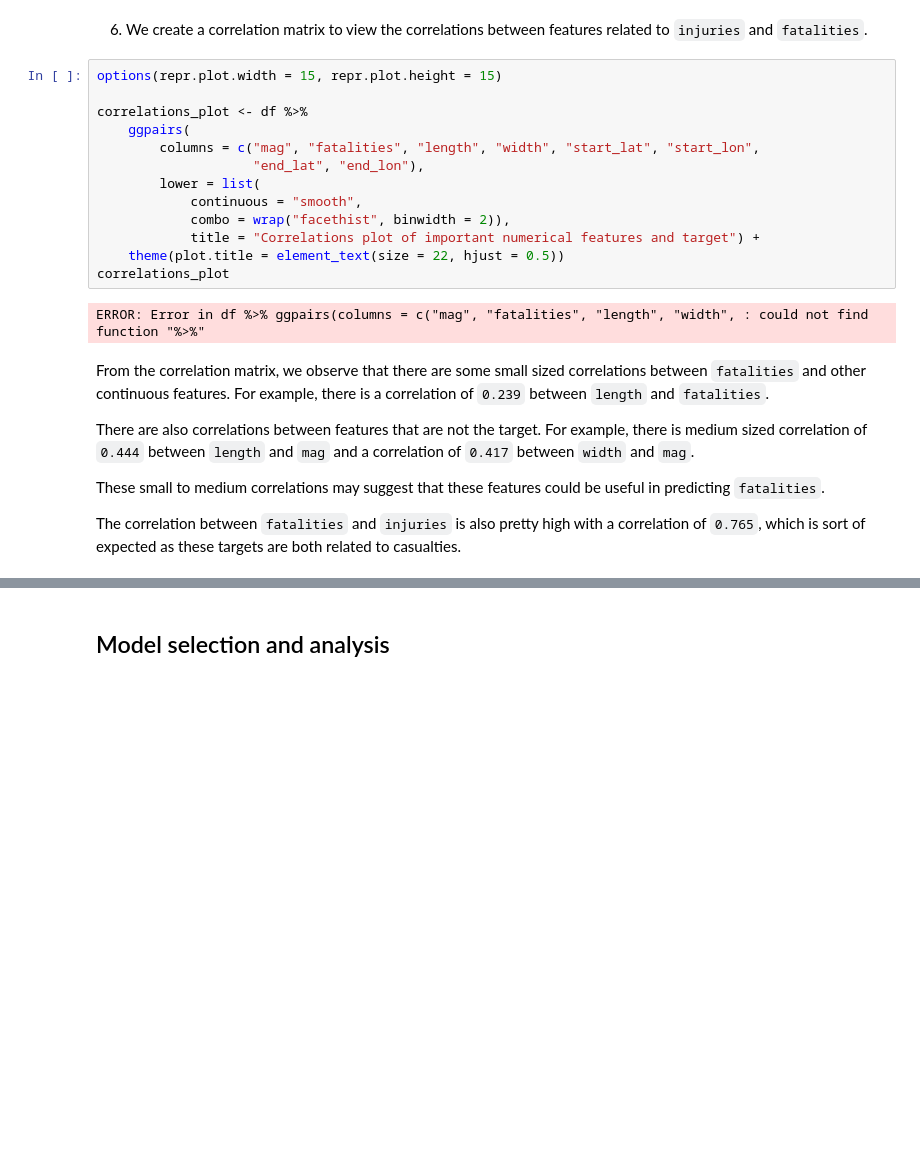
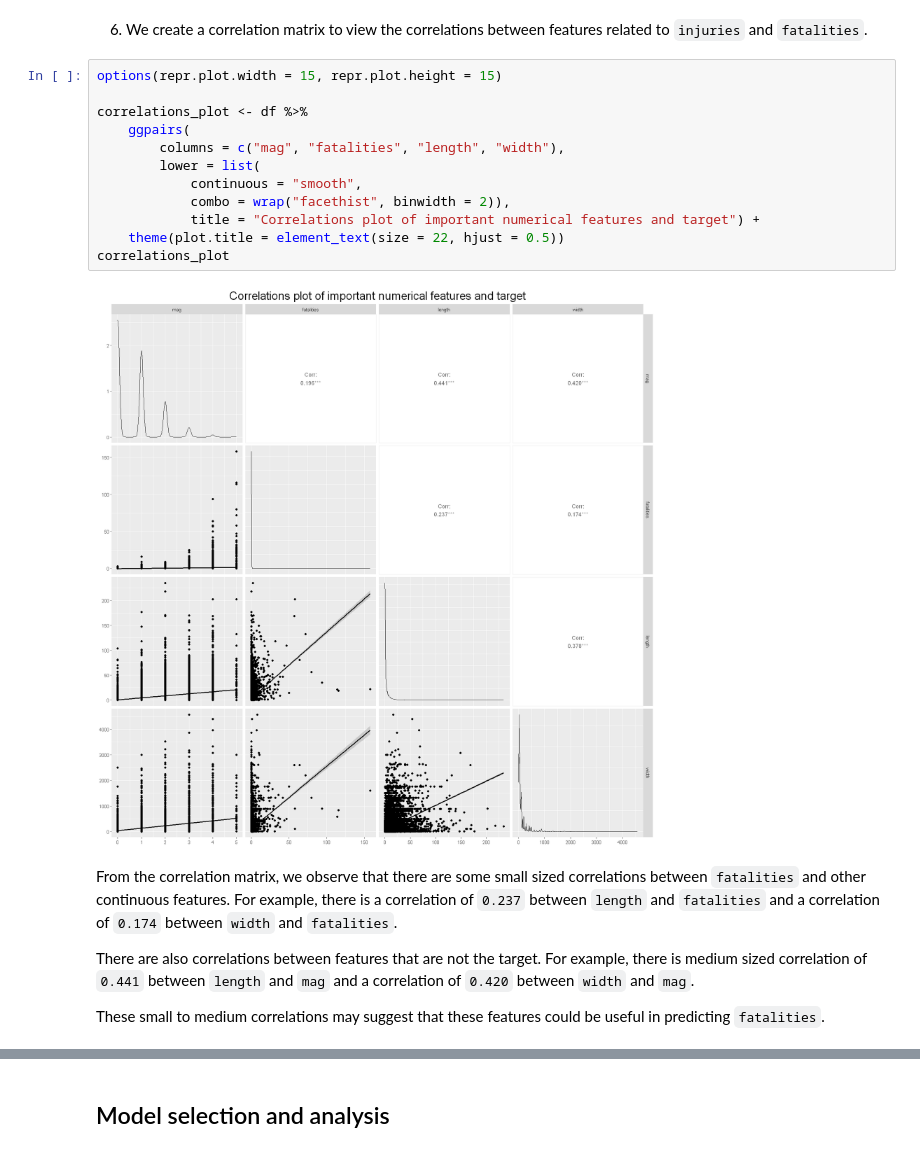
Before and after one commit to DSCI-310-2024/DSCI-310-Group-1-Predict-Casualties-From-Tornado-Data, a Jupyter notebook: src/tornado_fatalities_predictor.ipynb, the cells around one changed output, grey strips where cells are left out. Drawn from its saved outputs; the diff is of its cells as text; blank space fills up the shorter version.

Commit message:
corrected correlation matrix and added 2 scatterplots to help with removing outliers later

```diff
--- a/src/tornado_fatalities_predictor.ipynb
+++ b/src/tornado_fatalities_predictor.ipynb
@@ -127,23 +127,20 @@ A psych: 10 × 8
 # %%
 options(repr.plot.width = 15, repr.plot.height = 15)
 
 correlations_plot <- df %>%
     ggpairs(
-        columns = c("mag", "fatalities", "length", "width", "start_lat", "start_lon",
-                    "end_lat", "end_lon"),
+        columns = c("mag", "fatalities", "length", "width"),
         lower = list(
             continuous = "smooth",
             combo = wrap("facethist", binwidth = 2)),
             title = "Correlations plot of important numerical features and target") +
     theme(plot.title = element_text(size = 22, hjust = 0.5))
 correlations_plot
 # %% [output]
-ERROR: Error in df %>% ggpairs(columns = c("mag", "fatalities", "length", "width", : could not find function "%>%"
+[figure, added]
 # %% [markdown]
-From the correlation matrix, we observe that there are some small sized correlations between `fatalities` and other continuous features. For example, there is a correlation of `0.239` between `length` and `fatalities`.
+From the correlation matrix, we observe that there are some small sized correlations between `fatalities` and other continuous features. For example, there is a correlation of `0.237` between `length` and `fatalities` and a correlation of `0.174` between `width` and `fatalities`.
 
-There are also correlations between features that are not the target. For example, there is medium sized correlation of `0.444` between `length` and `mag` and a correlation of `0.417` between `width` and `mag`.
+There are also correlations between features that are not the target. For example, there is medium sized correlation of `0.441` between `length` and `mag` and a correlation of `0.420` between `width` and `mag`.
 
 These small to medium correlations may suggest that these features could be useful in predicting `fatalities`.
-
-The correlation between `fatalities` and `injuries` is also pretty high with a correlation of `0.765`, which is sort of expected as these targets are both related to casualties.
```
Also changed, not shown: parts of 3 cells of this notebook.
